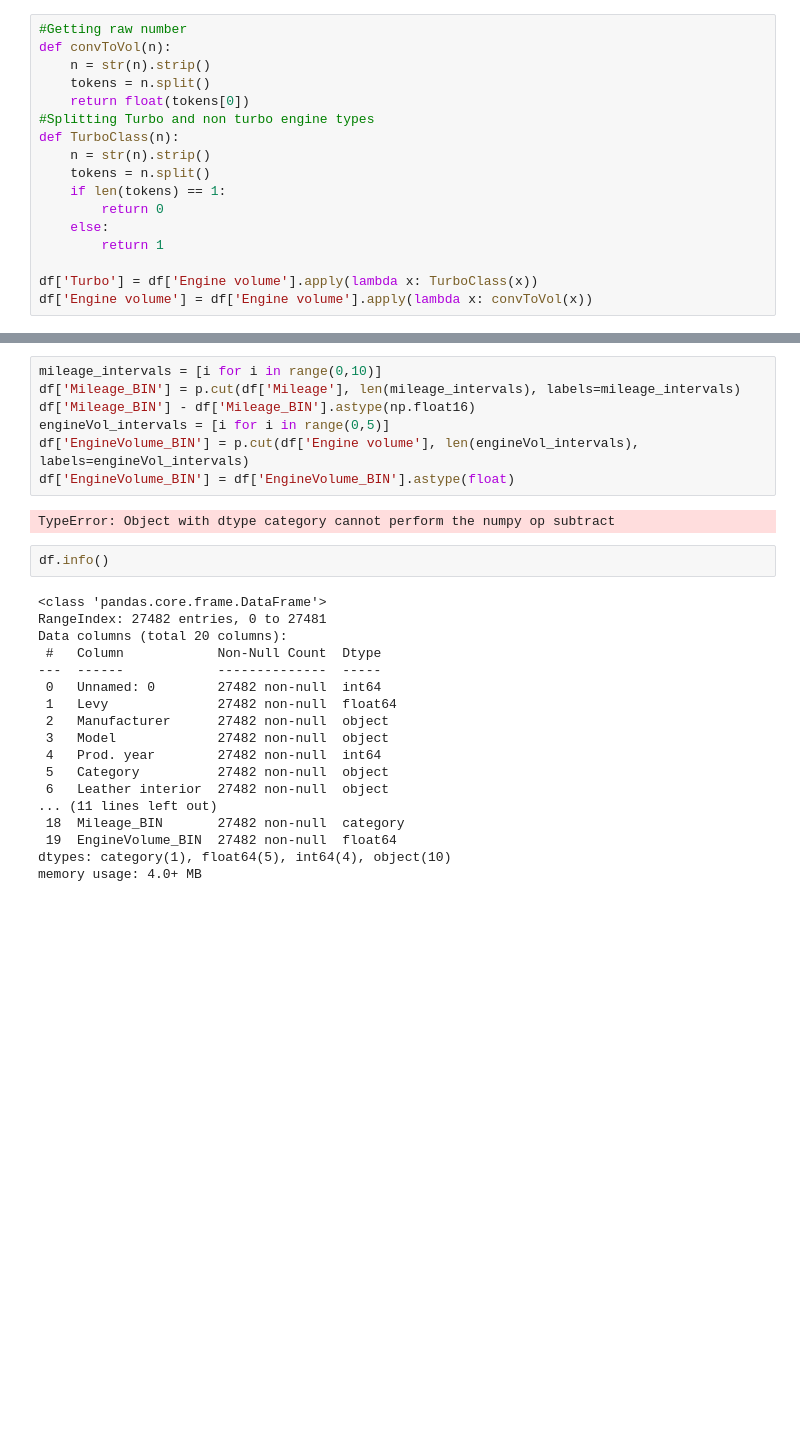
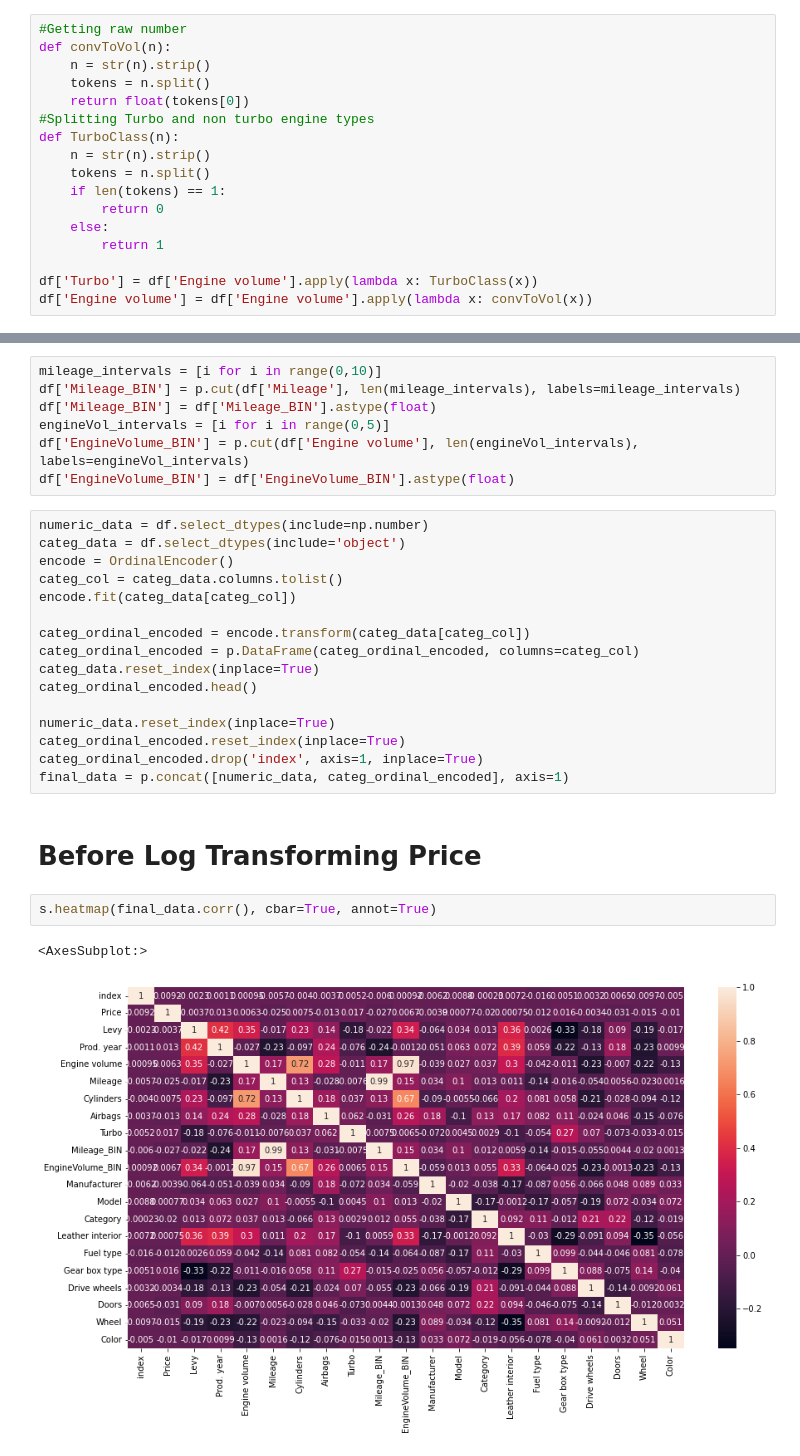
Before and after one commit to K00LDUD3/Car-Pricing-Foodmen, a Jupyter notebook: Preprocessing_v2.ipynb, the cells around one changed output, grey strips where cells are left out. Saved outputs shown, nothing was run; the diff lists cells and outputs as text; blank space fills up the shorter version.

```diff
--- a/Preprocessing_v2.ipynb
+++ b/Preprocessing_v2.ipynb
@@ -115,29 +116,30 @@ df[outliers].boxplot()
 # %%
 mileage_intervals = [i for i in range(0,10)]
 df['Mileage_BIN'] = p.cut(df['Mileage'], len(mileage_intervals), labels=mileage_intervals)
-df['Mileage_BIN'] - df['Mileage_BIN'].astype(np.float16)
+df['Mileage_BIN'] = df['Mileage_BIN'].astype(float)
 engineVol_intervals = [i for i in range(0,5)]
 df['EngineVolume_BIN'] = p.cut(df['Engine volume'], len(engineVol_intervals), labels=engineVol_intervals)
 df['EngineVolume_BIN'] = df['EngineVolume_BIN'].astype(float)
-# %% [output]
-TypeError: Object with dtype category cannot perform the numpy op subtract
-# %%
-df.info()
-# %% [output]
-<class 'pandas.core.frame.DataFrame'>
-RangeIndex: 27482 entries, 0 to 27481
-Data columns (total 20 columns):
- #   Column            Non-Null Count  Dtype
----  ------            --------------  -----
- 0   Unnamed: 0        27482 non-null  int64
- 1   Levy              27482 non-null  float64
- 2   Manufacturer      27482 non-null  object
- 3   Model             27482 non-null  object
- 4   Prod. year        27482 non-null  int64
- 5   Category          27482 non-null  object
- 6   Leather interior  27482 non-null  object
-... (11 lines left out)
- 18  Mileage_BIN       27482 non-null  category
- 19  EngineVolume_BIN  27482 non-null  float64
-dtypes: category(1), float64(5), int64(4), object(10)
-memory usage: 4.0+ MB
+# %%
+numeric_data = df.select_dtypes(include=np.number)
+categ_data = df.select_dtypes(include='object')
+encode = OrdinalEncoder()
+categ_col = categ_data.columns.tolist()
+encode.fit(categ_data[categ_col])
+
+categ_ordinal_encoded = encode.transform(categ_data[categ_col])
+categ_ordinal_encoded = p.DataFrame(categ_ordinal_encoded, columns=categ_col)
+categ_data.reset_index(inplace=True)
+categ_ordinal_encoded.head()
+
+numeric_data.reset_index(inplace=True)
+categ_ordinal_encoded.reset_index(inplace=True)
+categ_ordinal_encoded.drop('index', axis=1, inplace=True)
+final_data = p.concat([numeric_data, categ_ordinal_encoded], axis=1)
+# %% [markdown]
+# Before Log Transforming Price
+# %%
+s.heatmap(final_data.corr(), cbar=True, annot=True)
+# %% [output]
+<AxesSubplot:>
+[figure, added]
```
Also changed, not shown: parts of 7 cells of this notebook, 3 other files.
